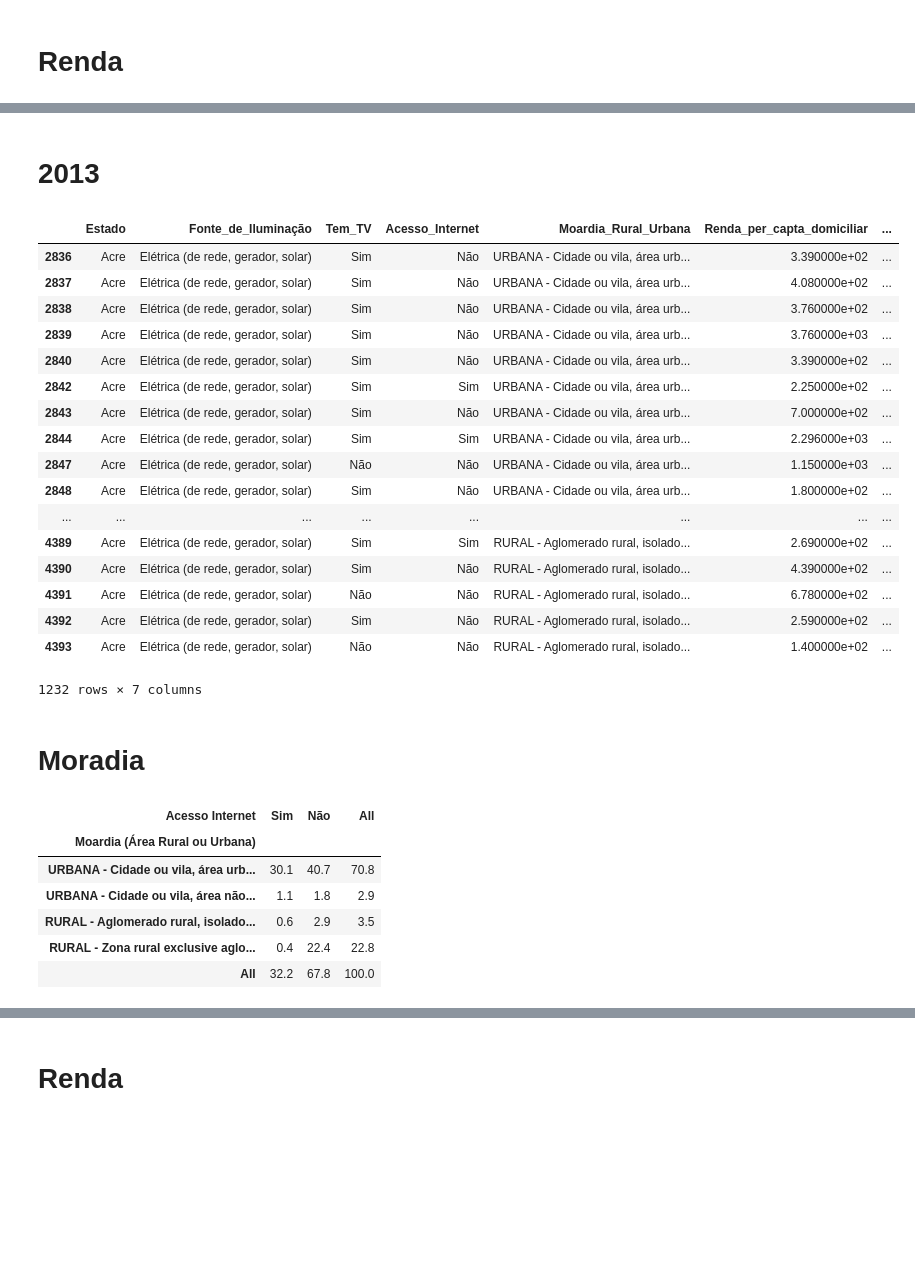
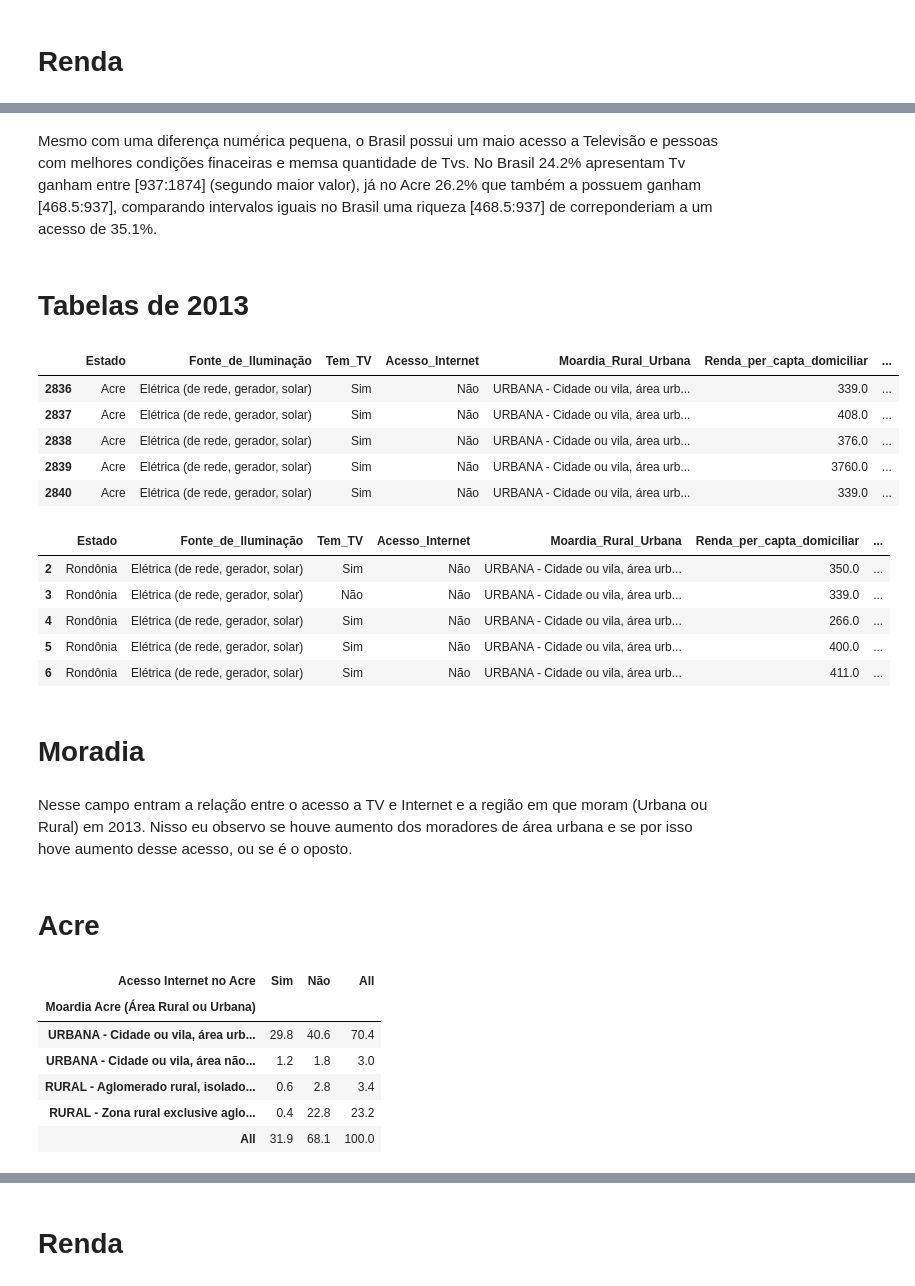
Before and after one commit to pedrodias98/Projeto1-CD, a Jupyter notebook: Projeto1 Layout.ipynb, the cells around one changed output, grey strips where cells are left out. Drawn from its saved outputs; the diff is of its cells as text; code cells hidden in the pictures; blank space fills up the shorter version.

```diff
--- a/Projeto1 Layout.ipynb
+++ b/Projeto1 Layout.ipynb
@@ -129,4 +216,7 @@ At2013.Moardia_Rural_Urbana.cat.categories = (["URBANA - Cidade ou vila, área u
 # %%
 At2015 = At2015.dropna()
+At2015=At2015[At2015['Renda_per_capta_domiciliar']!=999999999999.0]
 At2014 = At2014.dropna()
+At2014=At2014[At2014['Renda_per_capta_domiciliar']!=999999999999.0]
 At2013 = At2013.dropna()
+At2013=At2013[At2013['Renda_per_capta_domiciliar']!=999999999999.0]
@@ -429,37 +858,40 @@ plt.ylabel('Freq.Relativa (em %)')
+# %% [markdown]
+Mesmo com uma diferença numérica pequena, o Brasil possui um maio acesso a Televisão e pessoas com melhores condições finaceiras e memsa quantidade de Tvs. No Brasil 24.2% apresentam Tv ganham entre [937:1874] (segundo maior valor), já no Acre 26.2% que também a possuem ganham [468.5:937], comparando intervalos iguais no Brasil uma riqueza [468.5:937] de correponderiam a um acesso de 35.1%.
 # %% [markdown]
-# 2013
+# Tabelas de 2013
 # %%
-At2013
+At2013.head()
 # %% [output]
 |  | Estado | Fonte_de_Iluminação | Tem_TV | Acesso_Internet | Moardia_Rural_Urbana | Renda_per_capta_domiciliar | ... |
-| 2836 | Acre | Elétrica (de rede, gerador, solar) | Sim | Não | URBANA - Cidade ou vila, área urb... | 3.390000e+02 | ... |
-| 2837 | Acre | Elétrica (de rede, gerador, solar) | Sim | Não | URBANA - Cidade ou vila, área urb... | 4.080000e+02 | ... |
-| 2838 | Acre | Elétrica (de rede, gerador, solar) | Sim | Não | URBANA - Cidade ou vila, área urb... | 3.760000e+02 | ... |
-| 2839 | Acre | Elétrica (de rede, gerador, solar) | Sim | Não | URBANA - Cidade ou vila, área urb... | 3.760000e+03 | ... |
-| 2840 | Acre | Elétrica (de rede, gerador, solar) | Sim | Não | URBANA - Cidade ou vila, área urb... | 3.390000e+02 | ... |
-| 2842 | Acre | Elétrica (de rede, gerador, solar) | Sim | Sim | URBANA - Cidade ou vila, área urb... | 2.250000e+02 | ... |
-| 2843 | Acre | Elétrica (de rede, gerador, solar) | Sim | Não | URBANA - Cidade ou vila, área urb... | 7.000000e+02 | ... |
-| 2844 | Acre | Elétrica (de rede, gerador, solar) | Sim | Sim | URBANA - Cidade ou vila, área urb... | 2.296000e+03 | ... |
-| 2847 | Acre | Elétrica (de rede, gerador, solar) | Não | Não | URBANA - Cidade ou vila, área urb... | 1.150000e+03 | ... |
-| 2848 | Acre | Elétrica (de rede, gerador, solar) | Sim | Não | URBANA - Cidade ou vila, área urb... | 1.800000e+02 | ... |
-| ... | ... | ... | ... | ... | ... | ... | ... |
-| 4389 | Acre | Elétrica (de rede, gerador, solar) | Sim | Sim | RURAL - Aglomerado rural, isolado... | 2.690000e+02 | ... |
-| 4390 | Acre | Elétrica (de rede, gerador, solar) | Sim | Não | RURAL - Aglomerado rural, isolado... | 4.390000e+02 | ... |
-| 4391 | Acre | Elétrica (de rede, gerador, solar) | Não | Não | RURAL - Aglomerado rural, isolado... | 6.780000e+02 | ... |
-| 4392 | Acre | Elétrica (de rede, gerador, solar) | Sim | Não | RURAL - Aglomerado rural, isolado... | 2.590000e+02 | ... |
-| 4393 | Acre | Elétrica (de rede, gerador, solar) | Não | Não | RURAL - Aglomerado rural, isolado... | 1.400000e+02 | ... |
+| 2836 | Acre | Elétrica (de rede, gerador, solar) | Sim | Não | URBANA - Cidade ou vila, área urb... | 339.0 | ... |
+| 2837 | Acre | Elétrica (de rede, gerador, solar) | Sim | Não | URBANA - Cidade ou vila, área urb... | 408.0 | ... |
+| 2838 | Acre | Elétrica (de rede, gerador, solar) | Sim | Não | URBANA - Cidade ou vila, área urb... | 376.0 | ... |
+| 2839 | Acre | Elétrica (de rede, gerador, solar) | Sim | Não | URBANA - Cidade ou vila, área urb... | 3760.0 | ... |
+| 2840 | Acre | Elétrica (de rede, gerador, solar) | Sim | Não | URBANA - Cidade ou vila, área urb... | 339.0 | ... |
-1232 rows × 7 columns
+# %%
+Br2013.head()
+# %% [output]
+|  | Estado | Fonte_de_Iluminação | Tem_TV | Acesso_Internet | Moardia_Rural_Urbana | Renda_per_capta_domiciliar | ... |
+| 2 | Rondônia | Elétrica (de rede, gerador, solar) | Sim | Não | URBANA - Cidade ou vila, área urb... | 350.0 | ... |
+| 3 | Rondônia | Elétrica (de rede, gerador, solar) | Não | Não | URBANA - Cidade ou vila, área urb... | 339.0 | ... |
+| 4 | Rondônia | Elétrica (de rede, gerador, solar) | Sim | Não | URBANA - Cidade ou vila, área urb... | 266.0 | ... |
+| 5 | Rondônia | Elétrica (de rede, gerador, solar) | Sim | Não | URBANA - Cidade ou vila, área urb... | 400.0 | ... |
+| 6 | Rondônia | Elétrica (de rede, gerador, solar) | Sim | Não | URBANA - Cidade ou vila, área urb... | 411.0 | ... |
 # %% [markdown]
 # Moradia
+# %% [markdown]
+Nesse campo entram a relação entre o acesso a TV e Internet e a região em que moram (Urbana ou Rural) em 2013. Nisso eu observo se houve aumento dos moradores de área urbana e se por isso hove aumento desse acesso, ou se é o oposto.
+# %% [markdown]
+# Acre
 # %%
-Moradia_Internet2013=pd.crosstab( At2013.Moardia_Rural_Urbana, At2013.Acesso_Internet, margins=True, rownames=['Moardia (Área Rural ou Urbana)'], colnames=['Acesso Internet'], normalize=True)*100
+Moradia_Internet2013=pd.crosstab( At2013.Moardia_Rural_Urbana, At2013.Acesso_Internet, margins=True, rownames=['Moardia Acre (Área Rural ou Urbana)'], colnames=['Acesso Internet no Acre'], normalize=True)*100
 Moradia_Internet2013=Moradia_Internet2013.round(decimals=1)
 Moradia_Internet2013
 # %% [output]
-| Acesso Internet | Sim | Não | All |
-| Moardia (Área Rural ou Urbana) |  |  |  |
-| URBANA - Cidade ou vila, área urb... | 30.1 | 40.7 | 70.8 |
-| URBANA - Cidade ou vila, área não... | 1.1 | 1.8 | 2.9 |
-| RURAL - Aglomerado rural, isolado... | 0.6 | 2.9 | 3.5 |
-| RURAL - Zona rural exclusive aglo... | 0.4 | 22.4 | 22.8 |
-| All | 32.2 | 67.8 | 100.0 |
+| Acesso Internet no Acre | Sim | Não | All |
+| Moardia Acre (Área Rural ou Urbana) |  |  |  |
+| URBANA - Cidade ou vila, área urb... | 29.8 | 40.6 | 70.4 |
+| URBANA - Cidade ou vila, área não... | 1.2 | 1.8 | 3.0 |
+| RURAL - Aglomerado rural, isolado... | 0.6 | 2.8 | 3.4 |
+| RURAL - Zona rural exclusive aglo... | 0.4 | 22.8 | 23.2 |
+| All | 31.9 | 68.1 | 100.0 |
```
Also changed, not shown: parts of 164 cells of this notebook, 6 other files.
